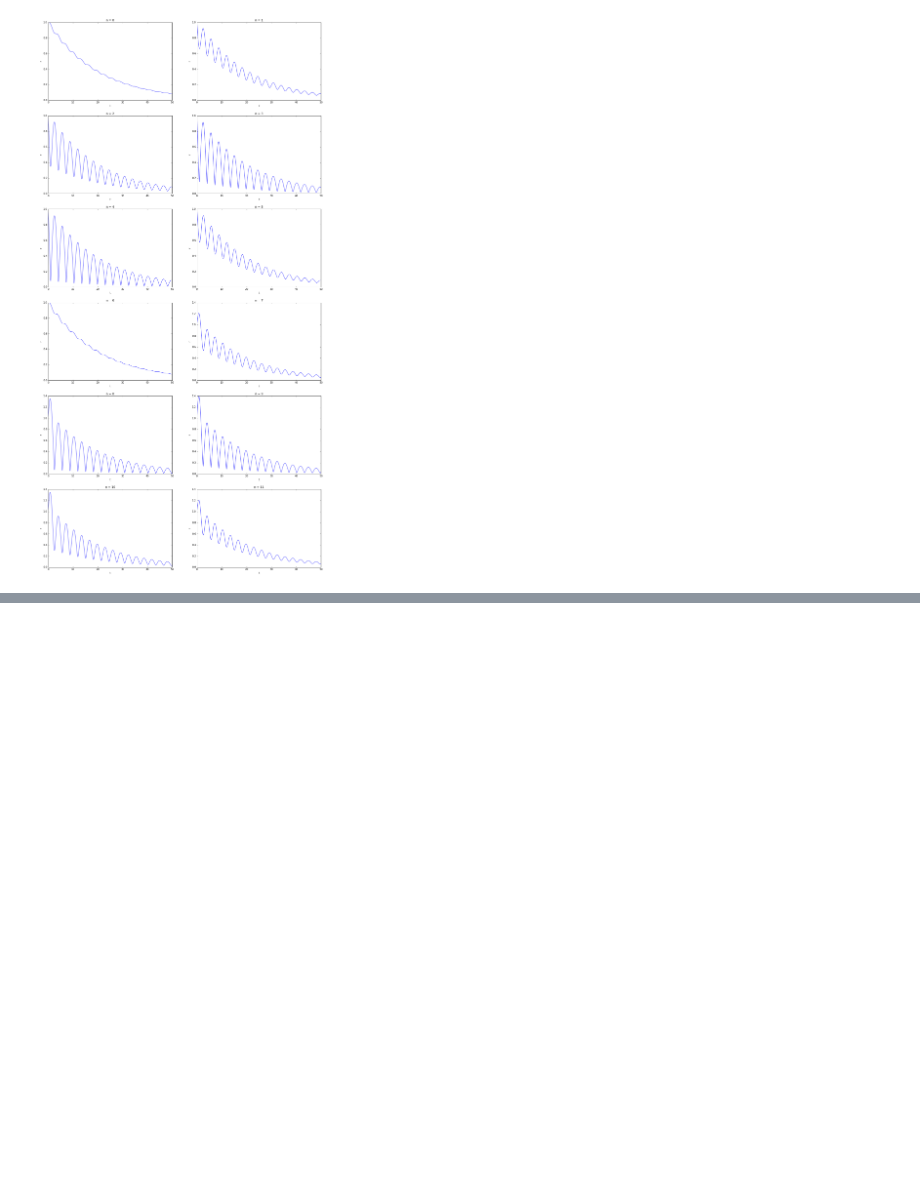
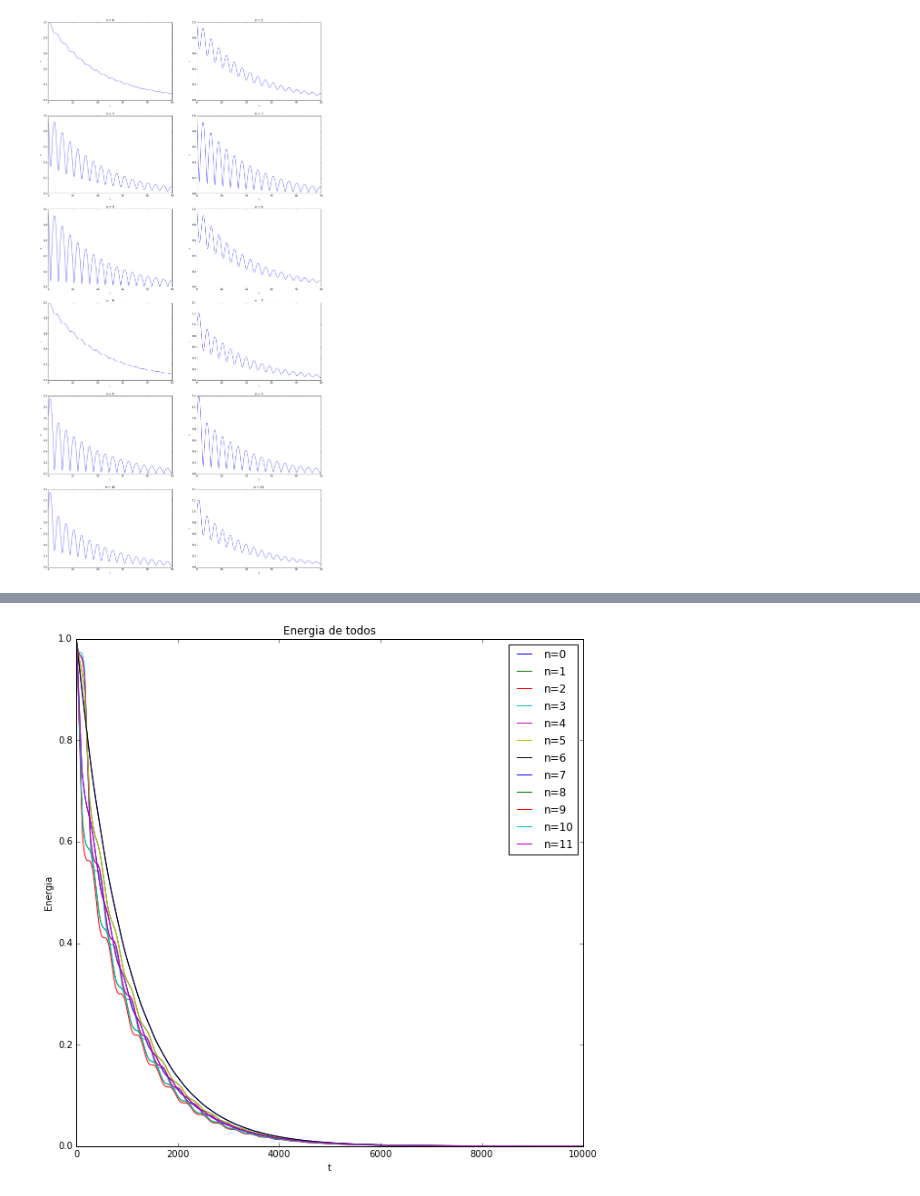
Before and after one commit to plascurain/fisicacomputacional, a Jupyter notebook: tareas/tareaexamen_1/Problema_1.ipynb, the cells around one changed output, grey strips where cells are left out. Saved outputs shown, nothing was run; the diff lists cells and outputs as text; code cells hidden in the pictures; blank space fills up the shorter version.

```diff
--- a/tareas/tareaexamen_1/Problema_1.ipynb
+++ b/tareas/tareaexamen_1/Problema_1.ipynb
@@ -242,0 +256,23 @@ show()
+# %%
+def Energia(r ,k =1. , m=1.):
+    #r=[x,y,v,v]
+
+    x,y,px,py = r[:,0],r[:,1],m*r[:,2],m*r[:,3]
+    E = 0.5*(px**2 + py**2) + 0.5*k*(x**2 + y**2)
+    return E
+# %%
+fig, ax = plt.subplots(figsize=(10, 10))
+tiempo = 100
+title(r'Energia de todos'),xlabel('t'),ylabel('Energia')
+for n in xrange(len(theta)):
+
+    cond_ini = [0,1,cos(theta[n]),sin(theta[n])]
+    t_cartesianas, sol_cartesianas = rk4(cartesianas_mov, cond_ini, [0,tiempo])
+    e_cartesianas = Energia(sol_cartesianas)
+
+    #falta ponerles nombres a los colores
+    plot(e_cartesianas,label = 'n=%s' %(n))
+ax.legend()
+show()
+# %% [output]
+[figure, added]
```
Also changed, not shown: parts of 7 cells of this notebook.
